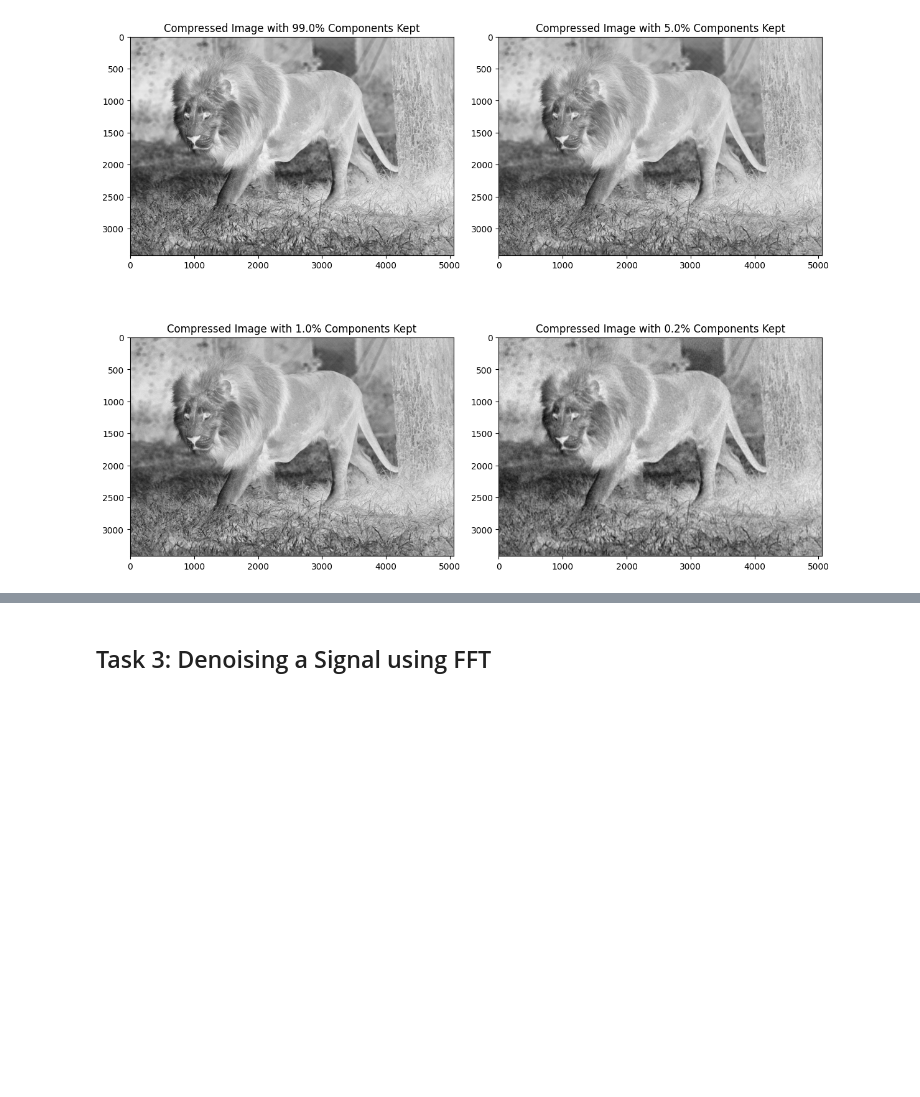
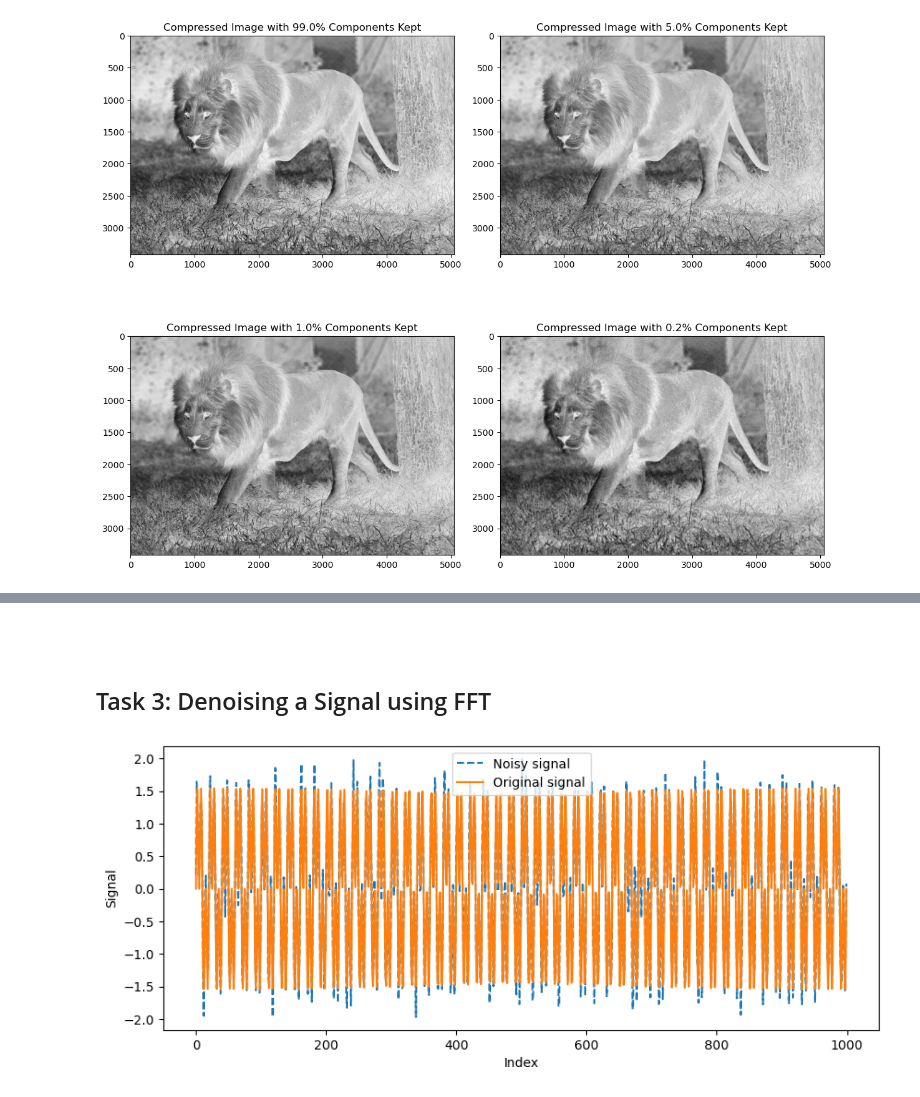
Before and after one commit to tonyechen/TECHIN_513, a Jupyter notebook: lab3/lab 3_starter_code.ipynb, the cells around one changed output, grey strips where cells are left out. Saved outputs shown, nothing was run; the diff lists cells and outputs as text; code cells hidden in the pictures; blank space fills up the shorter version.

```diff
--- a/lab3/lab 3_starter_code.ipynb
+++ b/lab3/lab 3_starter_code.ipynb
@@ -177,3 +220,5 @@ plt.show()
+# %% [markdown]
+###
 # %% [markdown]
 ## Task 3: Denoising a Signal using FFT
 # %%
@@ -202,17 +247,19 @@ def generate_sine(duration, frequency, sample_rate):
 # %%
 # call generate_sine to generate function g and the noisy signal
 # your code here
-g =
-noise =
-noisy_signal =
+g = generate_sine(duration=1.0, frequency=50, sample_rate=1000) + generate_sine(duration=1.0, frequency=150, sample_rate=1000)
+noise = np.random.normal(0, 0.2, len(g))
+noisy_signal = g + noise
 
 plt.figure(figsize=(10, 4))
 _ = plt.plot(range(len(noisy_signal)), noisy_signal, label="Noisy signal", linestyle="--")
 _ = plt.plot(range(len(g)), g, label="Original signal")
 plt.xlabel("Index")
 plt.ylabel("Signal")
 plt.legend()
 plt.show()
+# %% [output]
+[figure, added]
 # %%
 
 def filter_with_psd(signal, sampling_rate, threshold_ratio):
```
Also changed, not shown: parts of 10 cells of this notebook.
